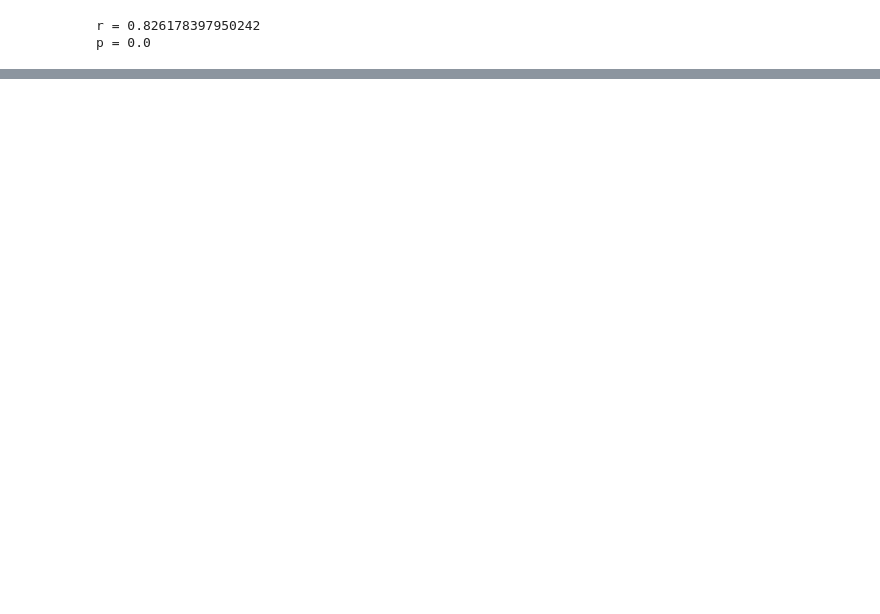
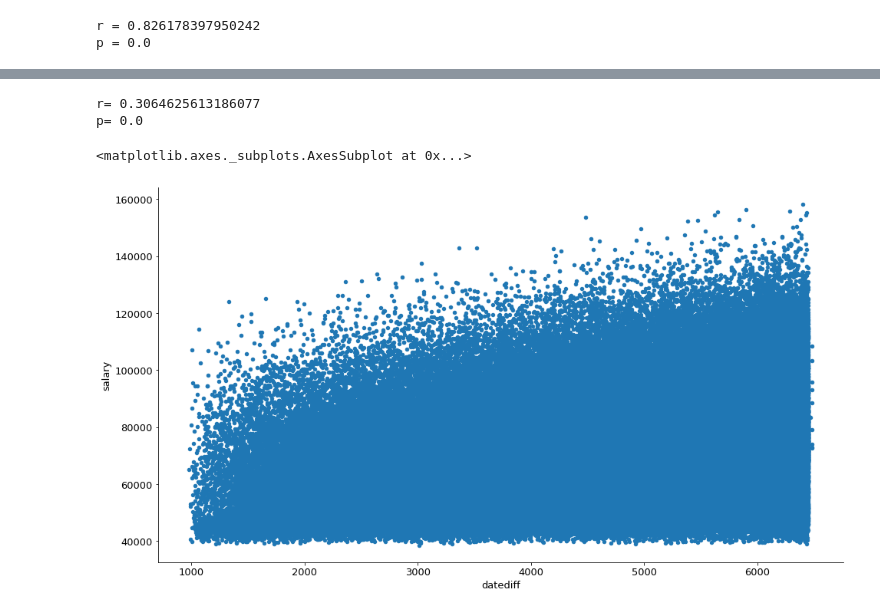
Before and after one commit to george887/statistics-exercises, a Jupyter notebook: hypothesis_testing.ipynb, the cells around one changed output, grey strips where cells are left out. Cells and saved outputs as stored; diff of their text form; code cells hidden in the pictures; blank space fills up the shorter version.

```diff
--- a/hypothesis_testing.ipynb
+++ b/hypothesis_testing.ipynb
@@ -513,0 +600,17 @@ p = 0.0
+# %%
+# writting querry to look at tenure and salaries
+query = """
+    SELECT emp_no, salary, DATEDIFF('2002-09-30', e.hire_date) as datediff, e.hire_date, t.title
+    FROM salaries as s
+    JOIN employees as e USING(emp_no)
+    JOIN titles as t USING(emp_no)
+    WHERE
+    s.to_date > '2002-09-30'
+    AND t.to_date > '2002-09-30';
+"""
+# %%
+# URL
+url = f'mysql+pymysql://{env.user}:{env.password}@{env.host}/employees'
+# %%
+# Reading the sql query
+tenure = pd.read_sql(query, url)
@@ -513,0 +637,14 @@ p = 0.0
+# %%
+# Reject the null hyp p < alpha that there is no linear relationship between tenure
+# and salaries
+r, p = stats.pearsonr(salaries, date_diff)
+print('r=', r)
+print('p=', p)
+# %% [output]
+r= 0.3064625613186077
+p= 0.0
+# %%
+tenure.plot.scatter("datediff", "salary")
+# %% [output]
+<matplotlib.axes._subplots.AxesSubplot at 0x...>
+[figure, added]
```
Also changed, not shown: parts of 63 cells of this notebook.
